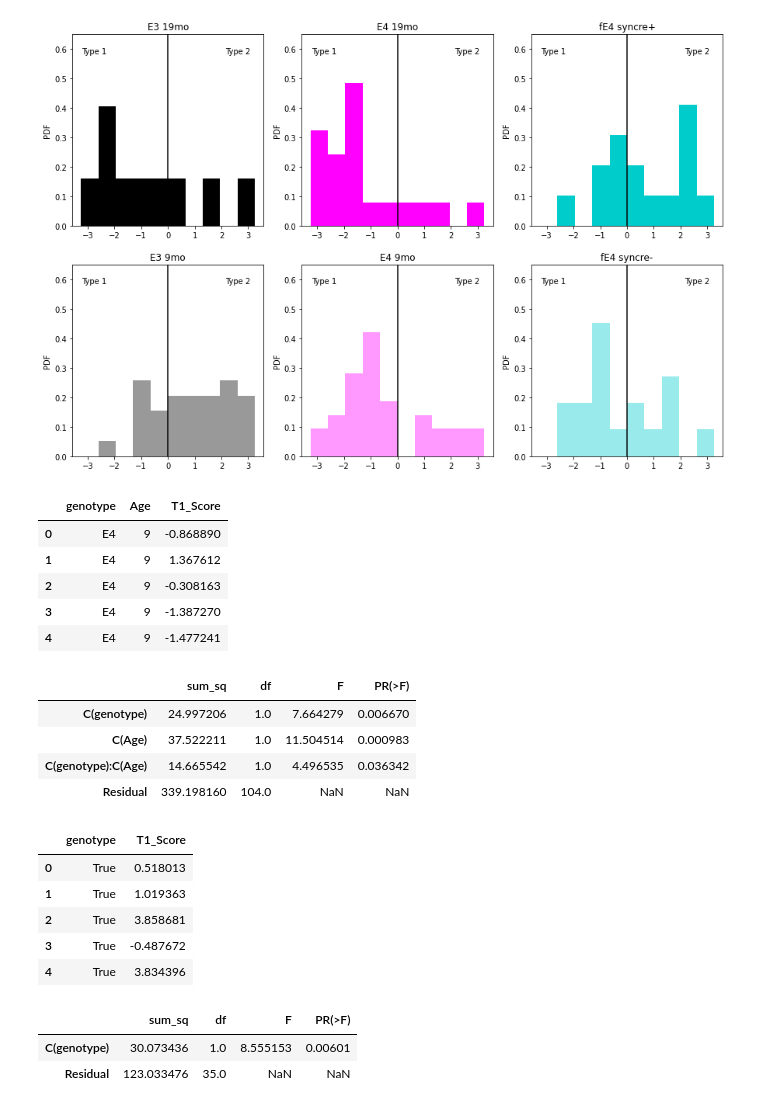
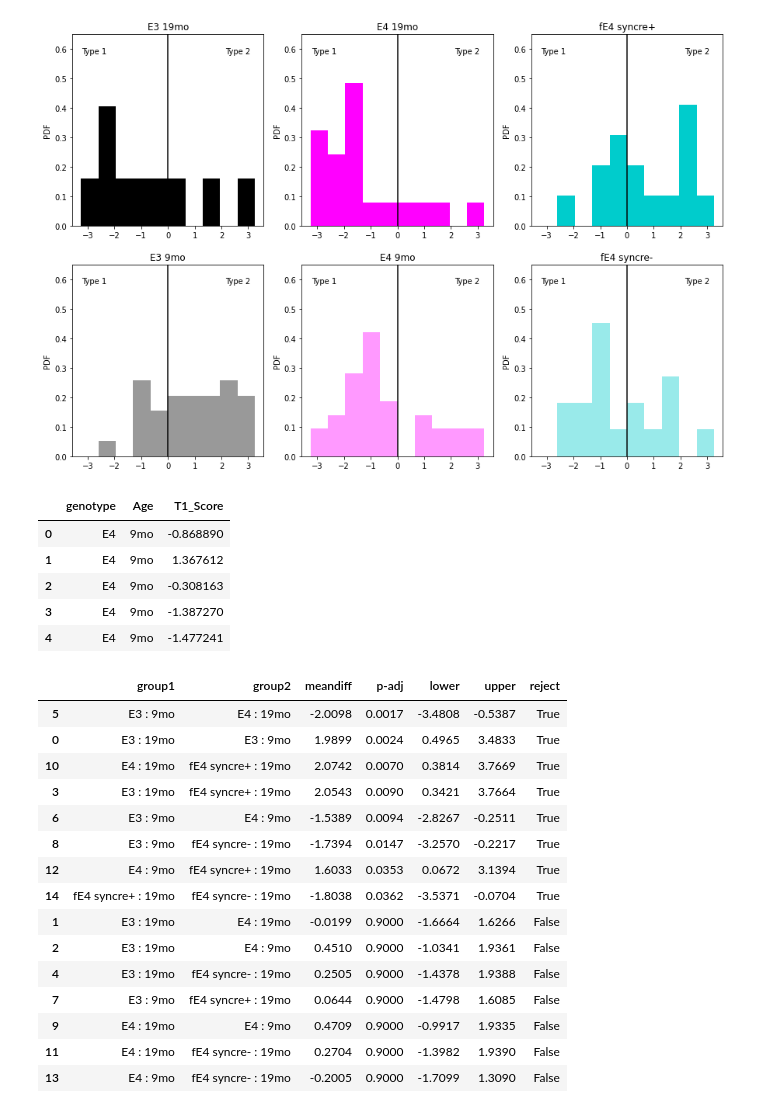
Before and after one commit to dtabuena/ApoE_Data_Clustering, a Jupyter notebook: MessingWithData.ipynb, the cells around one changed output. Saved outputs shown, nothing was run; the diff lists cells and outputs as text; code cells hidden in the pictures.

```diff
--- a/MessingWithData.ipynb
+++ b/MessingWithData.ipynb
@@ -281,70 +281,72 @@ fig.savefig('GenoType_Histos.'+fig_opt['format'],**fig_opt)
 # %%
 is_E3 = ['E3' in t for t in type_list ]
 # print(type_list)
 is_9mo = [' 9' in t for t in type_list ]
 
 age_list = [9 if b else 19 for b in is_9mo]
 genotype = ['E3' if b else 'E4' for b in is_E3]
 
 is_crePos = ['cre+' in t for t in type_list ]
 is_creNeg = ['cre-' in t for t in type_list ]
 
 not_cree = [not any( [is_crePos[i], is_creNeg[i]] ) for i in range(len(is_crePos))]
 
 
 
 # not_cree_ind = [i for i in range(len(not_cree)) if not_cree[i]]
 e34_genotype = [genotype[i] for i in range(len(not_cree)) if not_cree[i]]
 e34_score = [score[i] for i in range(len(not_cree)) if not_cree[i]]
-e34_age = [age_list[i] for i in range(len(not_cree)) if not_cree[i]]
+e34_age = [str(age_list[i])+'mo' for i in range(len(not_cree)) if not_cree[i]]
 
 # print(e34_genotype)
 
-df_for_34_2W_anova = pd.DataFrame({'genotype': e34_genotype,  'Age': e34_age,'T1_Score': e34_score})
+# df_for_34_2W_anova = pd.DataFrame({'genotype': e34_genotype,  'Age': e34_age,'T1_Score': e34_score})
+
+genotype_list_str = [t.replace(' 9mo', '').replace(' 19mo', '') for t in type_list]
+age_list_str = [str(a)+'mo' for a in age_list]
+df_for_34_2W_anova =  pd.DataFrame({'genotype': genotype_list_str,  'Age': age_list_str,'T1_Score': score})
 display(df_for_34_2W_anova.head())
-
-
 
 import statsmodels.api as sm
 from statsmodels.formula.api import ols
+from statsmodels.stats.multicomp import pairwise_tukeyhsd
 
 #perform two-way ANOVA
 model = ols('T1_Score ~ C(genotype) + C(Age) + C(genotype):C(Age)', data=df_for_34_2W_anova).fit()
-a = sm.stats.anova_lm(model, typ=2)
-display(a)
+ANOVA2_results = sm.stats.anova_lm(model, typ=2)
+display(ANOVA2_results)
+ANOVA2_results.to_csv('2W_results Age-Geno.csv')
+
+
+df_for_34_2W_anova['combination'] = df_for_34_2W_anova.genotype + " : " + df_for_34_2W_anova.Age
+m_comp = pairwise_tukeyhsd(endog=df_for_34_2W_anova['T1_Score'], groups=df_for_34_2W_anova['combination'], alpha=0.05)
+tukey_data = pd.DataFrame(data=m_comp._results_table.data[1:], columns = m_comp._results_table.data[0])
+tukey_data = tukey_data.sort_values('p-adj',ascending=True)
+display(tukey_data)
+tukey_data.to_csv('pairwise Age-Genotype.csv')
 # %% [output]
 |  | genotype | Age | T1_Score |
-| 0 | E4 | 9 | -0.868890 |
-| 1 | E4 | 9 | 1.367612 |
-| 2 | E4 | 9 | -0.308163 |
-| 3 | E4 | 9 | -1.387270 |
-| 4 | E4 | 9 | -1.477241 |
+| 0 | E4 | 9mo | -0.868890 |
+| 1 | E4 | 9mo | 1.367612 |
+| 2 | E4 | 9mo | -0.308163 |
+| 3 | E4 | 9mo | -1.387270 |
+| 4 | E4 | 9mo | -1.477241 |
-|  | sum_sq | df | F | PR(>F) |
-| C(genotype) | 24.997206 | 1.0 | 7.664279 | 0.006670 |
-| C(Age) | 37.522211 | 1.0 | 11.504514 | 0.000983 |
-| C(genotype):C(Age) | 14.665542 | 1.0 | 4.496535 | 0.036342 |
-| Residual | 339.198160 | 104.0 | NaN | NaN |
+|  | group1 | group2 | meandiff | p-adj | lower | upper | reject |
+| 5 | E3 : 9mo | E4 : 19mo | -2.0098 | 0.0017 | -3.4808 | -0.5387 | True |
+| 0 | E3 : 19mo | E3 : 9mo | 1.9899 | 0.0024 | 0.4965 | 3.4833 | True |
+| 10 | E4 : 19mo | fE4 syncre+ : 19mo | 2.0742 | 0.0070 | 0.3814 | 3.7669 | True |
+| 3 | E3 : 19mo | fE4 syncre+ : 19mo | 2.0543 | 0.0090 | 0.3421 | 3.7664 | True |
+| 6 | E3 : 9mo | E4 : 9mo | -1.5389 | 0.0094 | -2.8267 | -0.2511 | True |
+| 8 | E3 : 9mo | fE4 syncre- : 19mo | -1.7394 | 0.0147 | -3.2570 | -0.2217 | True |
+| 12 | E4 : 9mo | fE4 syncre+ : 19mo | 1.6033 | 0.0353 | 0.0672 | 3.1394 | True |
+| 14 | fE4 syncre+ : 19mo | fE4 syncre- : 19mo | -1.8038 | 0.0362 | -3.5371 | -0.0704 | True |
+| 1 | E3 : 19mo | E4 : 19mo | -0.0199 | 0.9000 | -1.6664 | 1.6266 | False |
+| 2 | E3 : 19mo | E4 : 9mo | 0.4510 | 0.9000 | -1.0341 | 1.9361 | False |
+| 4 | E3 : 19mo | fE4 syncre- : 19mo | 0.2505 | 0.9000 | -1.4378 | 1.9388 | False |
+| 7 | E3 : 9mo | fE4 syncre+ : 19mo | 0.0644 | 0.9000 | -1.4798 | 1.6085 | False |
+| 9 | E4 : 19mo | E4 : 9mo | 0.4709 | 0.9000 | -0.9917 | 1.9335 | False |
+| 11 | E4 : 19mo | fE4 syncre- : 19mo | 0.2704 | 0.9000 | -1.3982 | 1.9390 | False |
+| 13 | E4 : 9mo | fE4 syncre- : 19mo | -0.2005 | 0.9000 | -1.7099 | 1.3090 | False |
-# %%
-
-cre_geno = [is_crePos[i] for i in range(len(not_cree)) if not(not_cree[i])]
-cre_score = [score[i] for i in range(len(not_cree)) if not(not_cree[i])]
-df_for_cre_1w_anova = pd.DataFrame({'genotype': cre_geno,  'T1_Score': cre_score})
-display(df_for_cre_1w_anova.head())
-
-#perform two-way ANOVA
-model = ols('T1_Score ~ C(genotype)', data=df_for_cre_1w_anova).fit()
-a = sm.stats.anova_lm(model, typ=2)
-display(a)
-# %% [output]
-|  | genotype | T1_Score |
-| 0 | True | 0.518013 |
-| 1 | True | 1.019363 |
-| 2 | True | 3.858681 |
-| 3 | True | -0.487672 |
-| 4 | True | 3.834396 |
-|  | sum_sq | df | F | PR(>F) |
-| C(genotype) | 30.073436 | 1.0 | 8.555153 | 0.00601 |
-| Residual | 123.033476 | 35.0 | NaN | NaN |
 # %%
 from pandas.compat.numpy import np_array_datetime64_compat
 ###########   Cluster Validation #############
```
Also changed, not shown: parts of 6 cells of this notebook.
